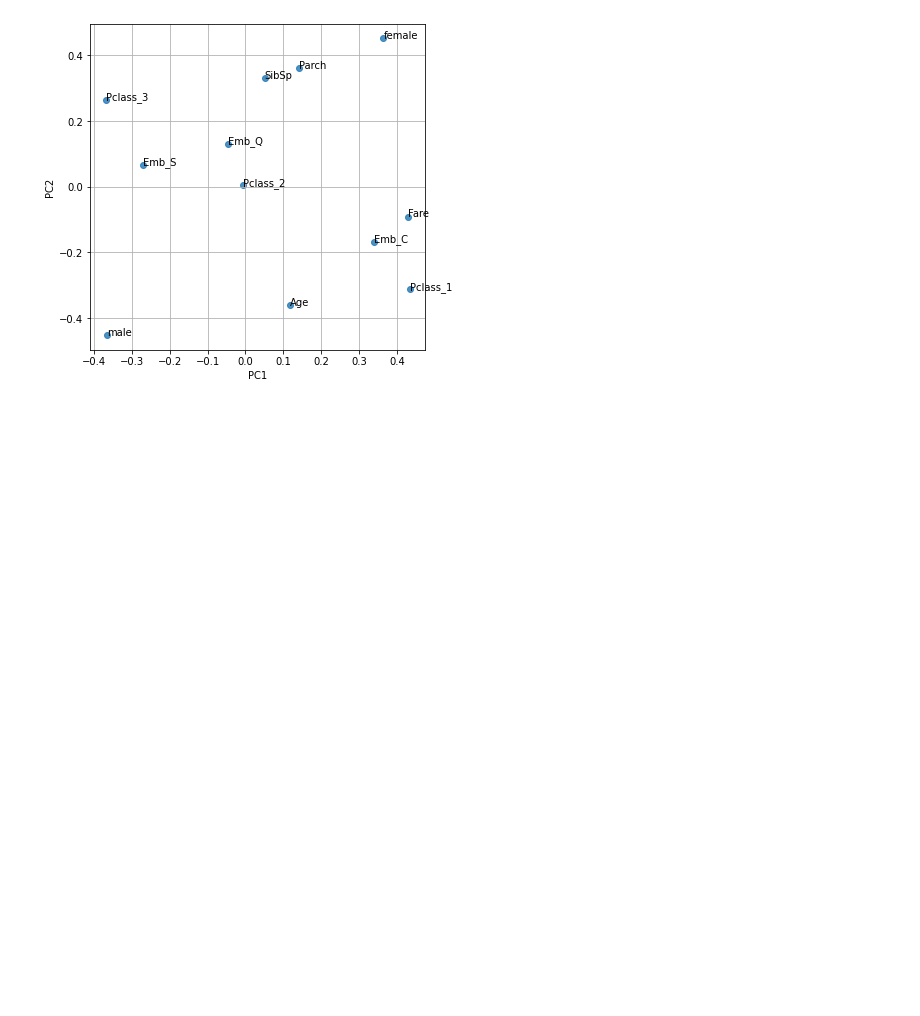
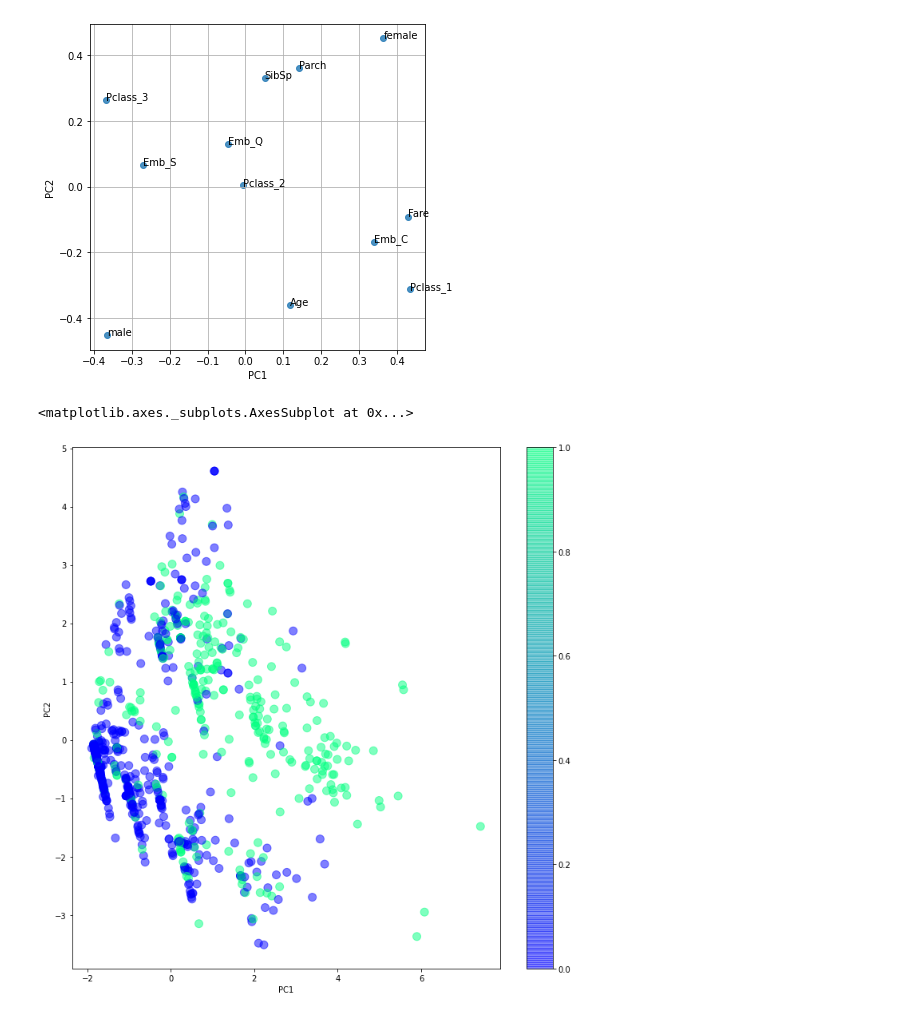
Before and after one commit to yuki-tamaribuchi/stats_code_kata, a Jupyter notebook: kaggle_titanic_pca_2.ipynb, the cells around one changed output. Cells and saved outputs as stored; diff of their text form; code cells hidden in the pictures; blank space fills up the shorter version.

```diff
--- a/kaggle_titanic_pca_2.ipynb
+++ b/kaggle_titanic_pca_2.ipynb
@@ -237,3 +251,9 @@ plt.ylabel('PC2')
 plt.show()
 # %% [output]
 [figure]
+# %%
+fig,ax=plt.subplots(figsize=(12,12))
+features.plot(kind='scatter',x='PC1',y='PC2',s=100,c=train_df['Survived'],cmap='winter',alpha=0.5,ax=ax)
+# %% [output]
+<matplotlib.axes._subplots.AxesSubplot at 0x...>
+[figure, added]
```
Also changed, not shown: parts of 1 cell of this notebook.
